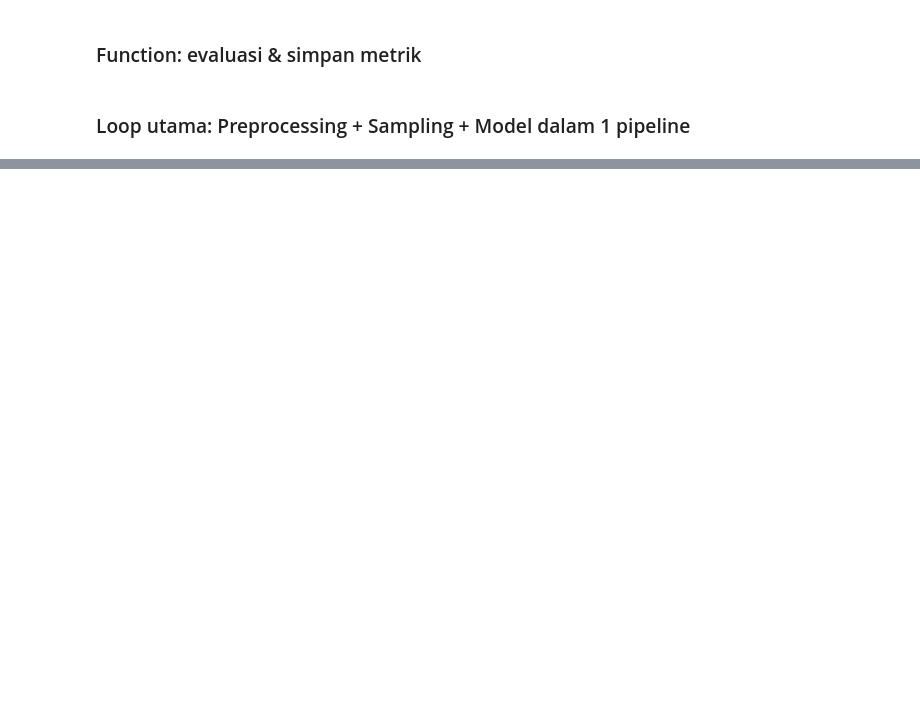
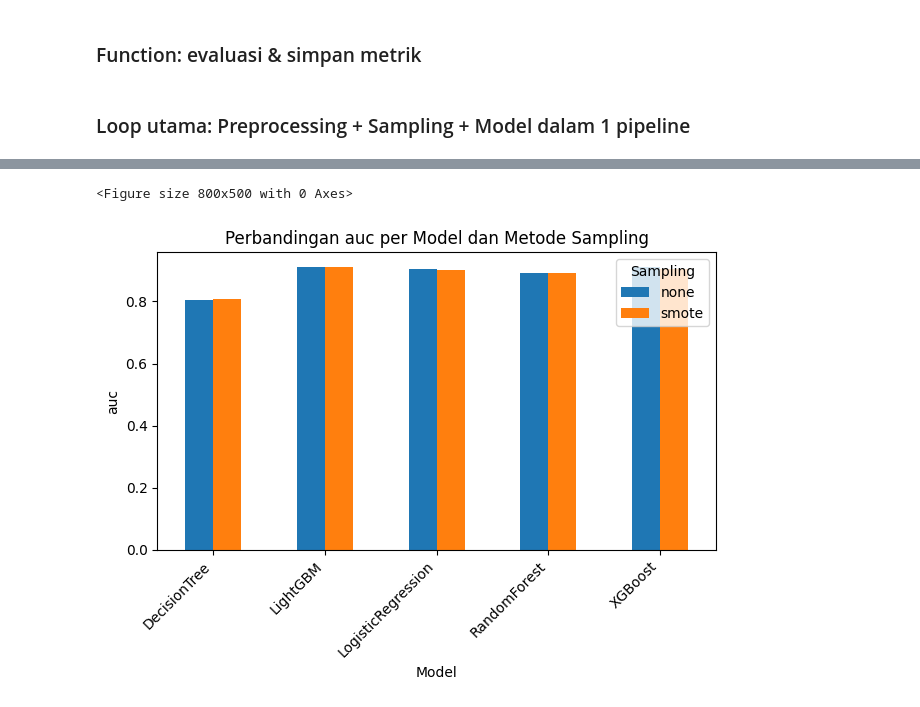
Before and after one commit to DioSacha/Final-Project-Data-Mining, a Jupyter notebook: 03_Skenario_I_Sampling.ipynb, the cells around one changed output, grey strips where cells are left out. Drawn from its saved outputs; the diff is of its cells as text; code cells hidden in the pictures; blank space fills up the shorter version.

```diff
--- a/03_Skenario_I_Sampling.ipynb
+++ b/03_Skenario_I_Sampling.ipynb
@@ -255,0 +356,14 @@ results_df
+# %%
+pivot_auc = results_df.pivot_table(
+    index="model",
+    columns="sampling",
+    values="auc"
+)
+
+pivot_auc_sorted = pivot_auc.sort_values(
+    by="smote",
+    ascending=False
+)
+
+print("AUC per Model x Sampling:")
+display(pivot_auc_sorted)
@@ -255,0 +379,13 @@ results_df
+# %%
+plt.figure(figsize=(8,5))
+pivot_auc.plot(kind='bar')
+plt.title('Perbandingan auc per Model dan Metode Sampling')
+plt.xlabel('Model')
+plt.ylabel('auc')
+plt.xticks(rotation=45, ha='right')
+plt.legend(title='Sampling')
+plt.tight_layout()
+plt.show()
+# %% [output]
+<Figure size 800x500 with 0 Axes>
+[figure, added]
```
Also changed, not shown: parts of 15 cells of this notebook.
